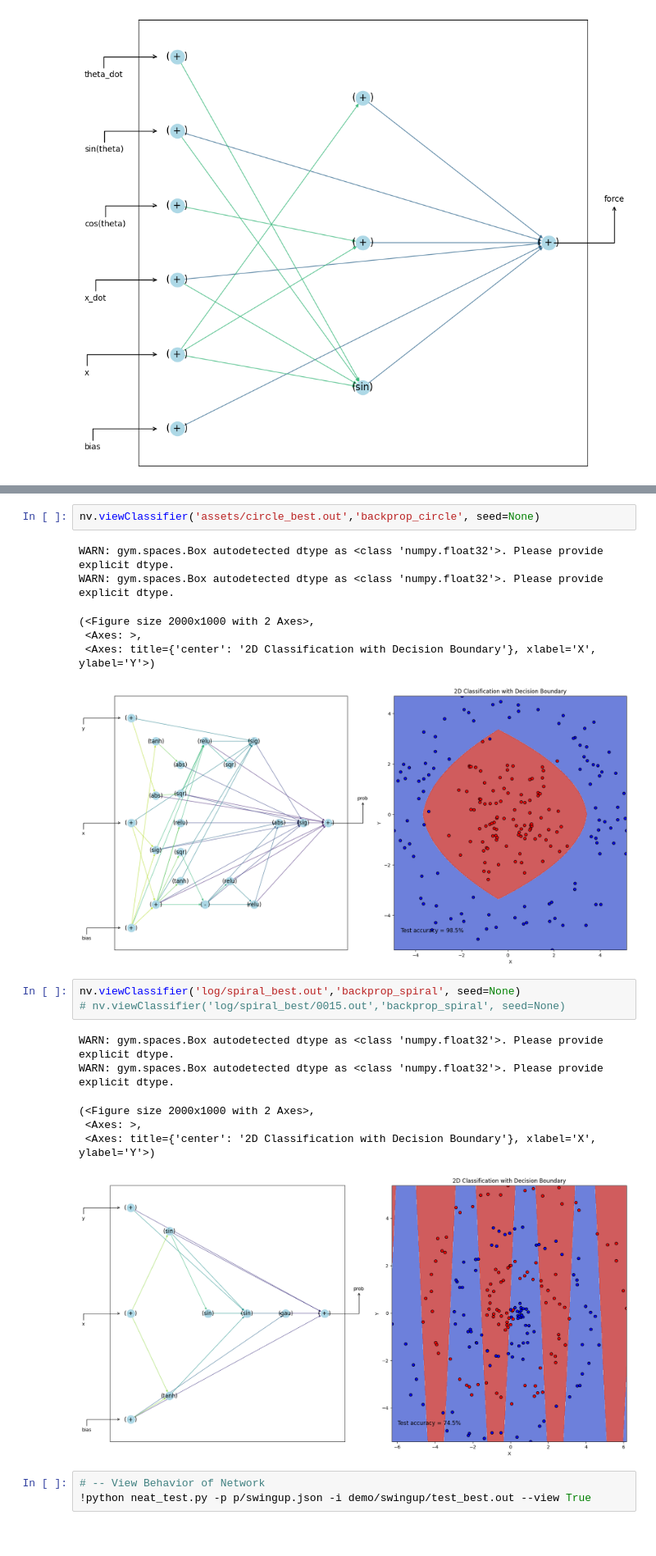
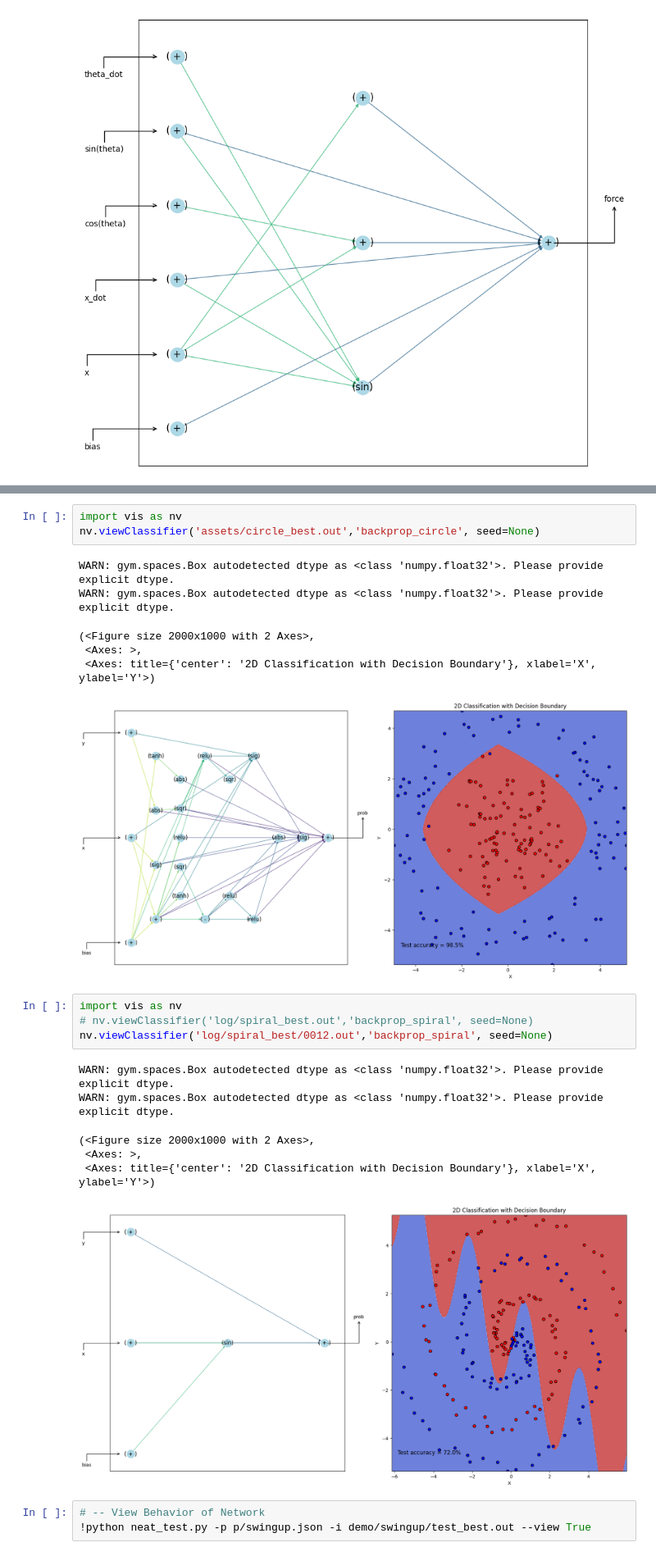
Before and after one commit to mydcxiao/BackpropNEAT_Gym, a Jupyter notebook: prettyNEAT_demo.ipynb, the cells around one changed output, grey strips where cells are left out. Shown: that part at 82% size. Drawn from its saved outputs; the diff is of its cells as text.

```diff
--- a/prettyNEAT_demo.ipynb
+++ b/prettyNEAT_demo.ipynb
@@ -43,6 +44,7 @@ WARN: gym.spaces.Box autodetected dtype as <class 'numpy.float32'>. Please provi
  <Axes: title={'center': '2D Classification with Decision Boundary'}, xlabel='X', ylabel='Y'>)
 [figure]
 # %%
+import vis as nv
 nv.viewClassifier('assets/circle_best.out','backprop_circle', seed=None)
 # %% [output]
 WARN: gym.spaces.Box autodetected dtype as <class 'numpy.float32'>. Please provide explicit dtype.
@@ -52,15 +54,16 @@ WARN: gym.spaces.Box autodetected dtype as <class 'numpy.float32'>. Please provi
  <Axes: title={'center': '2D Classification with Decision Boundary'}, xlabel='X', ylabel='Y'>)
 [figure]
 # %%
-nv.viewClassifier('log/spiral_best.out','backprop_spiral', seed=None)
-# nv.viewClassifier('log/spiral_best/0015.out','backprop_spiral', seed=None)
+import vis as nv
+# nv.viewClassifier('log/spiral_best.out','backprop_spiral', seed=None)
+nv.viewClassifier('log/spiral_best/0012.out','backprop_spiral', seed=None)
 # %% [output]
 WARN: gym.spaces.Box autodetected dtype as <class 'numpy.float32'>. Please provide explicit dtype.
 WARN: gym.spaces.Box autodetected dtype as <class 'numpy.float32'>. Please provide explicit dtype.
 (<Figure size 2000x1000 with 2 Axes>,
  <Axes: >,
  <Axes: title={'center': '2D Classification with Decision Boundary'}, xlabel='X', ylabel='Y'>)
-[figure, old version]
+[figure, new version]
 # %%
 # -- View Behavior of Network
 !python neat_test.py -p p/swingup.json -i demo/swingup/test_best.out --view True
```
Also changed, not shown: parts of 1 cell of this notebook.
